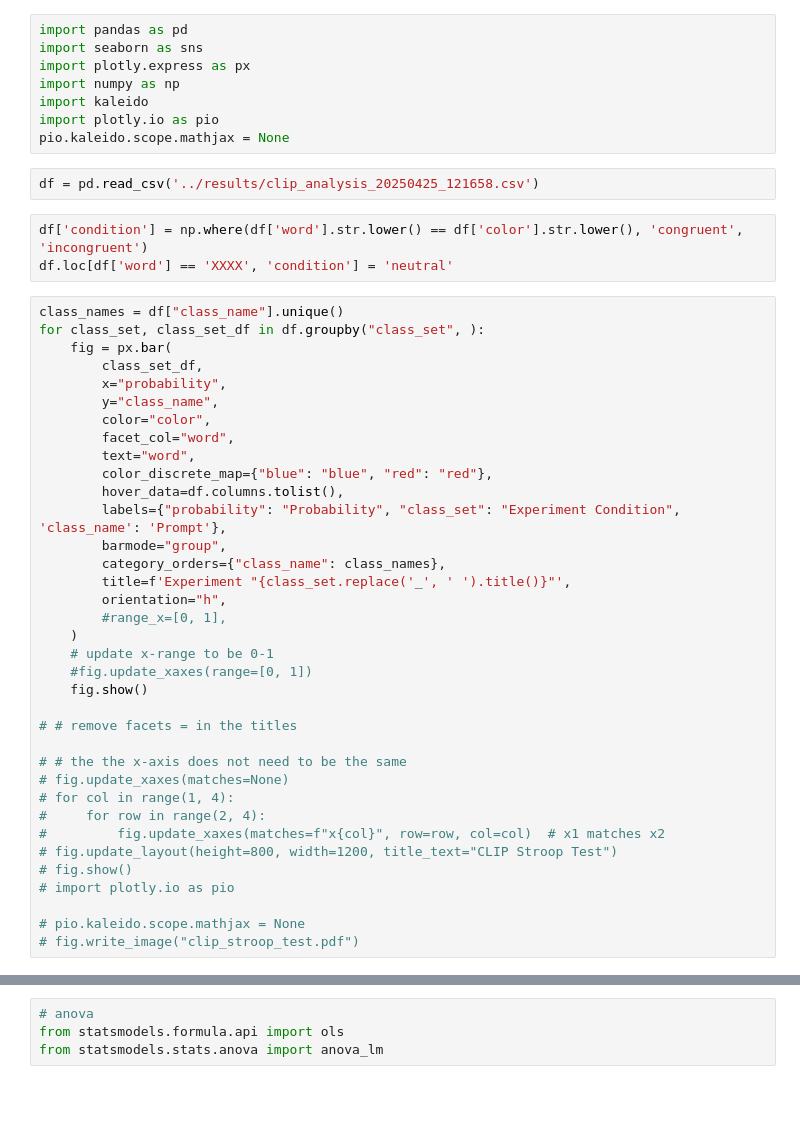
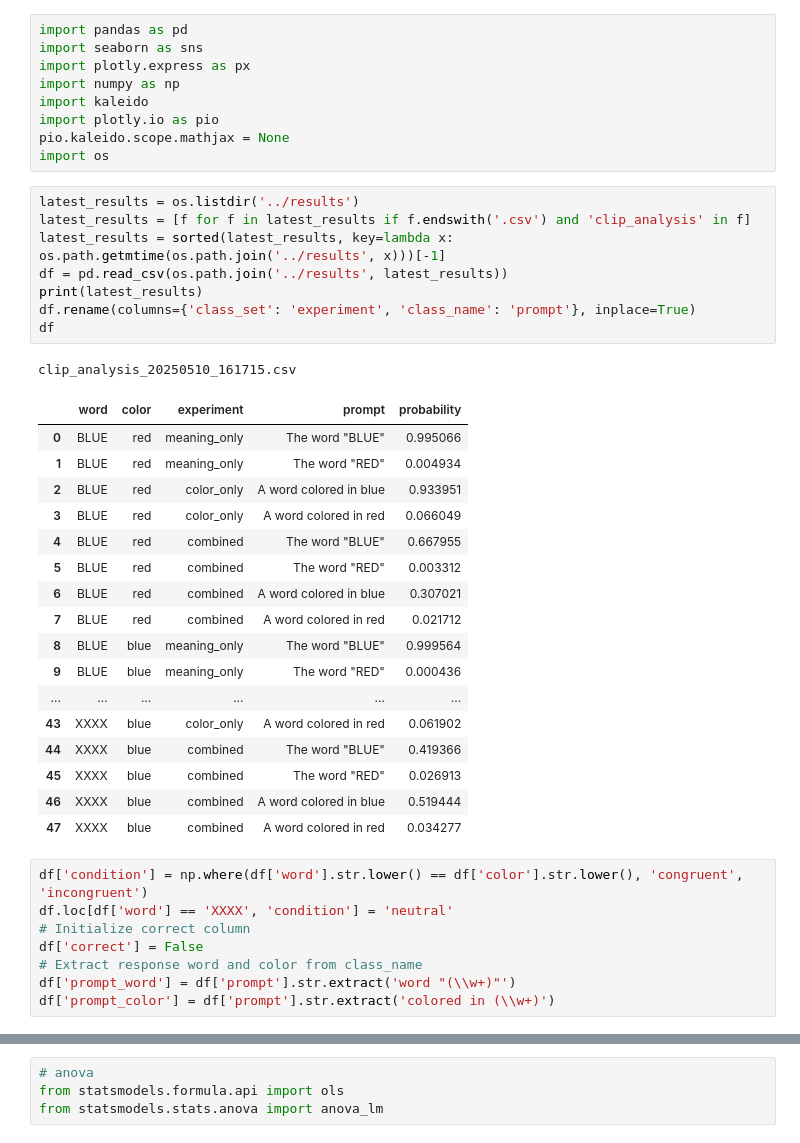
Before and after one commit to chanansh/stroop_llm, a Jupyter notebook: src/clip/clip_analysis.ipynb, the cells around one changed output, grey strips where cells are left out. Cells and saved outputs as stored; diff of their text form; blank space fills up the shorter version.

```diff
--- a/src/clip_analysis.ipynb
+++ b/src/clip/clip_analysis.ipynb
@@ -6,44 +6,39 @@ import numpy as np
 import kaleido
 import plotly.io as pio
 pio.kaleido.scope.mathjax = None
+import os
-# %%
-df = pd.read_csv('../results/clip_analysis_20250425_121658.csv')
+# %%
+latest_results = os.listdir('../results')
+latest_results = [f for f in latest_results if f.endswith('.csv') and 'clip_analysis' in f]
+latest_results = sorted(latest_results, key=lambda x: os.path.getmtime(os.path.join('../results', x)))[-1]
+df = pd.read_csv(os.path.join('../results', latest_results))
+print(latest_results)
+df.rename(columns={'class_set': 'experiment', 'class_name': 'prompt'}, inplace=True)
+df
+# %% [output]
+clip_analysis_20250510_161715.csv
+|  | word | color | experiment | prompt | probability |
+| 0 | BLUE | red | meaning_only | The word "BLUE" | 0.995066 |
+| 1 | BLUE | red | meaning_only | The word "RED" | 0.004934 |
+| 2 | BLUE | red | color_only | A word colored in blue | 0.933951 |
+| 3 | BLUE | red | color_only | A word colored in red | 0.066049 |
+| 4 | BLUE | red | combined | The word "BLUE" | 0.667955 |
+| 5 | BLUE | red | combined | The word "RED" | 0.003312 |
+| 6 | BLUE | red | combined | A word colored in blue | 0.307021 |
+| 7 | BLUE | red | combined | A word colored in red | 0.021712 |
+| 8 | BLUE | blue | meaning_only | The word "BLUE" | 0.999564 |
+| 9 | BLUE | blue | meaning_only | The word "RED" | 0.000436 |
+| ... | ... | ... | ... | ... | ... |
+| 43 | XXXX | blue | color_only | A word colored in red | 0.061902 |
+| 44 | XXXX | blue | combined | The word "BLUE" | 0.419366 |
+| 45 | XXXX | blue | combined | The word "RED" | 0.026913 |
+| 46 | XXXX | blue | combined | A word colored in blue | 0.519444 |
+| 47 | XXXX | blue | combined | A word colored in red | 0.034277 |
 # %%
 df['condition'] = np.where(df['word'].str.lower() == df['color'].str.lower(), 'congruent', 'incongruent')
 df.loc[df['word'] == 'XXXX', 'condition'] = 'neutral'
+# Initialize correct column
+df['correct'] = False
+# Extract response word and color from class_name
+df['prompt_word'] = df['prompt'].str.extract('word "(\\w+)"')
+df['prompt_color'] = df['prompt'].str.extract('colored in (\\w+)')
-# %%
-class_names = df["class_name"].unique()
-for class_set, class_set_df in df.groupby("class_set", ):
-    fig = px.bar(
-        class_set_df,
-        x="probability",
-        y="class_name",
-        color="color",
-        facet_col="word",
-        text="word",
-        color_discrete_map={"blue": "blue", "red": "red"},
-        hover_data=df.columns.tolist(),
-        labels={"probability": "Probability", "class_set": "Experiment Condition", 'class_name': 'Prompt'},
-        barmode="group",
-        category_orders={"class_name": class_names},
-        title=f'Experiment "{class_set.replace('_', ' ').title()}"',
-        orientation="h",
-        #range_x=[0, 1],
-    )
-    # update x-range to be 0-1
-    #fig.update_xaxes(range=[0, 1])
-    fig.show()
-
-# # remove facets = in the titles
-
-# # the the x-axis does not need to be the same
-# fig.update_xaxes(matches=None)
-# for col in range(1, 4):
-#     for row in range(2, 4):
-#         fig.update_xaxes(matches=f"x{col}", row=row, col=col)  # x1 matches x2
-# fig.update_layout(height=800, width=1200, title_text="CLIP Stroop Test")
-# fig.show()
-# import plotly.io as pio
-
-# pio.kaleido.scope.mathjax = None
-# fig.write_image("clip_stroop_test.pdf")
```
Also changed, not shown: parts of 11 cells of this notebook, 33 other files.
